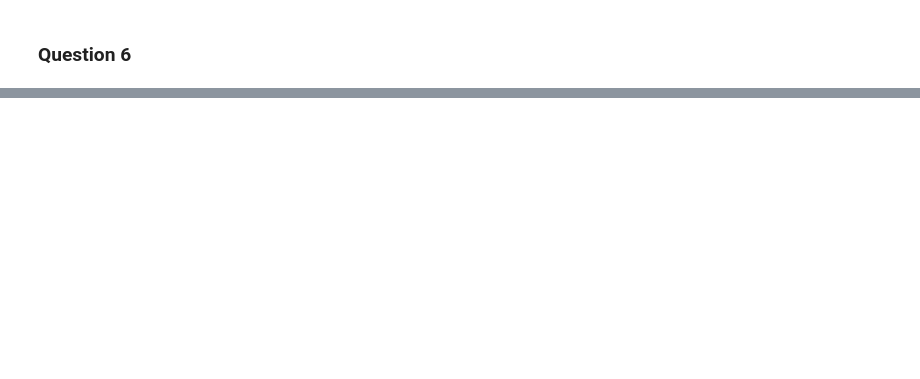
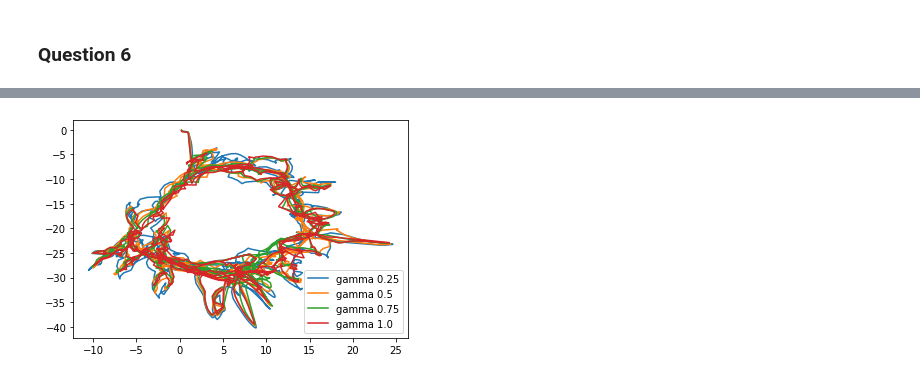
Before and after one commit to 21garbe/Projet-Optimisation-1A, a Jupyter notebook: rendu.ipynb, the cells around one changed output, grey strips where cells are left out. Drawn from its saved outputs; the diff is of its cells as text; code cells hidden in the pictures; blank space fills up the shorter version.

```diff
--- a/rendu.ipynb
+++ b/rendu.ipynb
@@ -458,7 +459,7 @@ plt.show()
 # %% [markdown]
 ### Question 6
 # %%
-res6 = np.zeros(5)
+res6 = np.zeros((5, res4_pf.shape[0]))
 t6 = np.zeros(5)
 
 res6[0] = res4_pf
@@ -467,11 +468,11 @@ res6[2] = res5_pf
 t6[0] = t4_pf
 t6[2] = t5_pf
 
-for i in [1, 3, 4] :
+for i in range(1, 5) :
     start = time.time()
-    res6[i] = optim_gradient_fixed_step(grad_h, res4_pf, 0.015, bouclage = True, lbd = i/2, max_iter=1000) #pf = pas fixe
+    res6[i] = optim_gradient_fixed_step(grad_h, res4_pf, 0.015, bouclage = True, lbd = i/4, max_iter=1000) #pf = pas fixe
     end = time.time()
     t6[i] = end-start
 
-for i in range(5) :
-    print("pour lambda = ", i/2, "on a ||grad(h)||=", grad_h(res6[i], bouclage=True, lbd=i/2), " et un temps d'exécution de ", t6[i])
+for i in range(1, 5) :
+    print("pour gamma = ", i/4, "on a ||grad(h)||=", grad_h(res6[i], bouclage=True, lbd=i/4), " et un temps d'exécution de ", t6[i])
@@ -477,0 +496,7 @@ for i in range(5) :
+# %%
+for i in range(1, 5):
+    plt.plot(res6[i,:N], res6[i,N:2*N], label = f"gamma {i/4}")
+plt.legend()
+plt.show()
+# %% [output]
+[figure, added]
```
Also changed, not shown: parts of 12 cells of this notebook.
